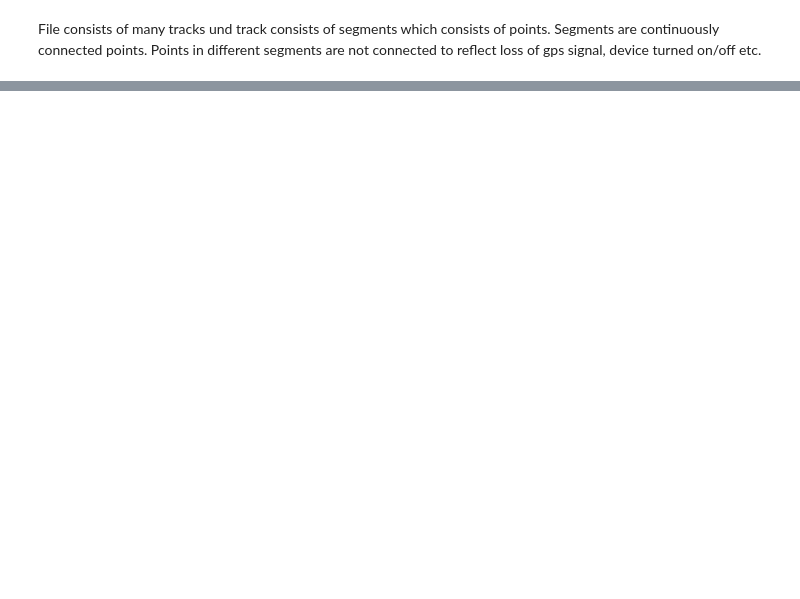
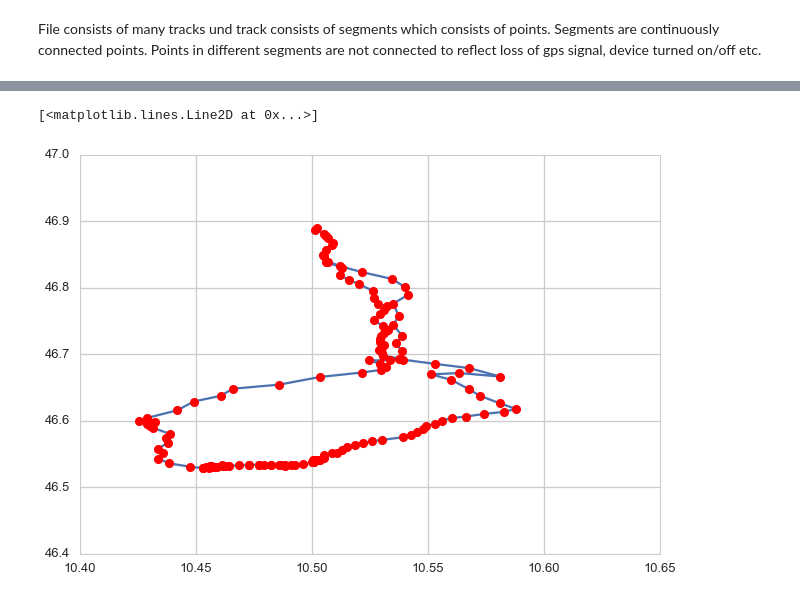
Before and after one commit to FlorianWilhelm/gps_data_with_python, a Jupyter notebook: notebooks/mplleaflet.ipynb, the cells around one changed output, grey strips where cells are left out. Saved outputs shown, nothing was run; the diff lists cells and outputs as text; code cells hidden in the pictures; blank space fills up the shorter version.

```diff
--- a/notebooks/mplleaflet.ipynb
+++ b/notebooks/mplleaflet.ipynb
@@ -34,0 +41,14 @@ mplleaflet.display(fig=fig)
+# %%
+with open('../gpx/3-laender-giro.gpx') as fh:
+    gpx_file = gpxpy.parse(fh)
+# %%
+segment = gpx_file.tracks[0].segments[0]
+coords = pd.DataFrame([{'lat': p.latitude, 'lon': p.longitude} for p in segment.points])
+plot_coords = coords.ix[::150]
+# %%
+fig = plt.figure()
+plt.plot(plot_coords['lon'].values, plot_coords['lat'].values)
+plt.plot(plot_coords['lon'].values, plot_coords['lat'].values, 'ro')
+# %% [output]
+[<matplotlib.lines.Line2D at 0x...>]
+[figure, added]
```
Also changed, not shown: parts of 6 cells of this notebook, 4 other files.
